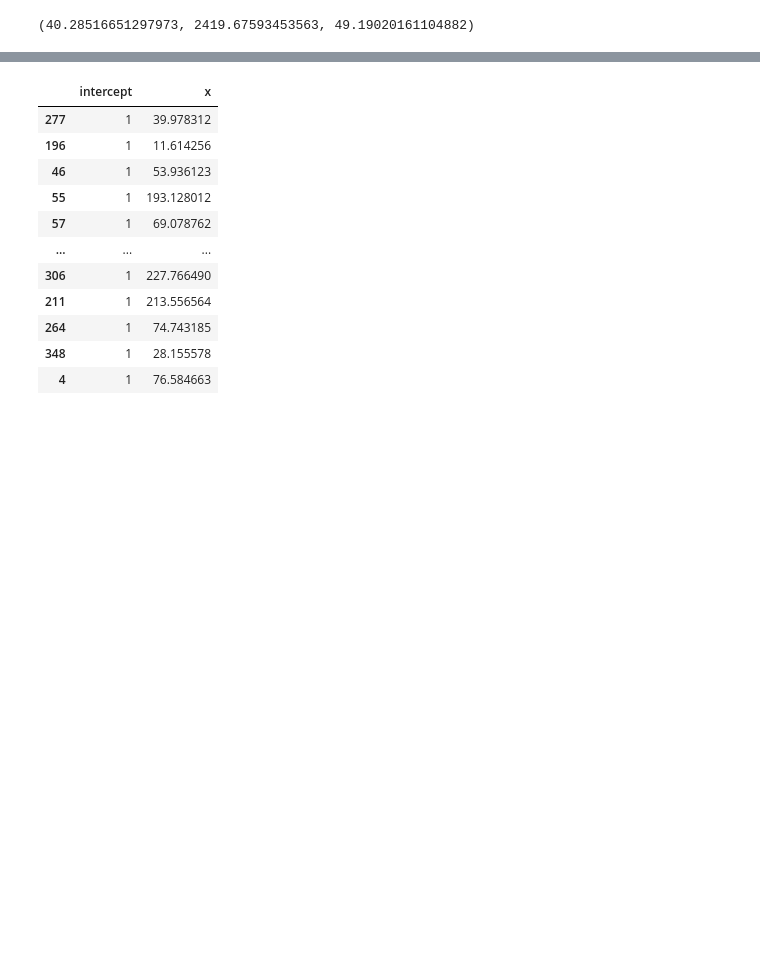
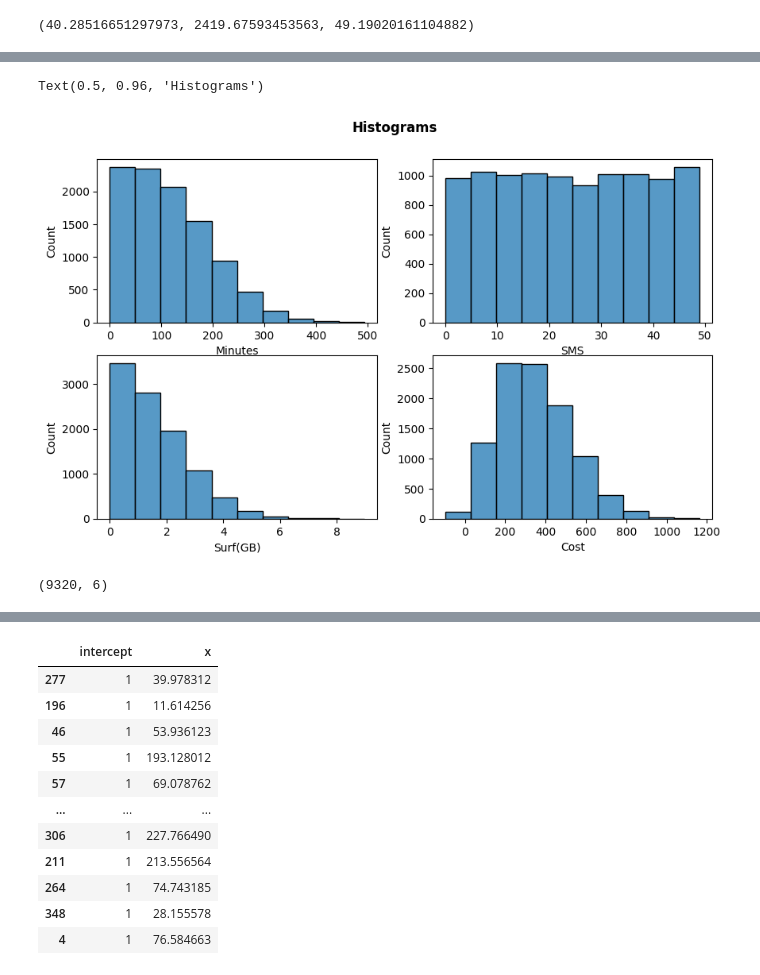
Before and after one commit to yuna-liu/Maskininlarning-Yuna-Liu, a Jupyter notebook: Exercises/E00_linear_regression.ipynb, the cells around one changed output, grey strips where cells are left out. Cells and saved outputs as stored; diff of their text form; code cells hidden in the pictures; blank space fills up the shorter version.

```diff
--- a/Exercises/E00_linear_regression.ipynb
+++ b/Exercises/E00_linear_regression.ipynb
@@ -463,3 +463,14 @@ d)
 </details>
 
 ---
+# %%
+np.random.seed(42)
+X1 = np.abs(np.random.normal(100, 100, 10000))
+X2 = np.random.randint(0,50, 10000)
+X3 = np.abs(np.random.normal(0,2, 10000))
+e = np.random.normal(0,50, 10000)
+def y(X1, X2, X3, e):
+    return 25+2*X1+0.5*X2+50*X3+e
+y = y(X1, X2, X3, e)
+df4 = pd.DataFrame({'Minutes': X1, 'SMS':X2, 'Surf(GB)':X3, 'Cost':y, 'error term': e})
+df4.insert(0, 'Intercept', 1)
@@ -465,0 +493,8 @@ d)
+# %%
+fig, axes = plt.subplots(2,2, figsize=(10,6), dpi=100)
+for ax, feature in zip(axes.flatten(), df4.columns[-5: -1]):
+    sns.histplot(data=df4, x=feature, ax = ax, bins=10)
+fig.suptitle("Histograms", y=0.96, fontweight="bold")
+# %% [output]
+Text(0.5, 0.96, 'Histograms')
+[figure, added]
@@ -465,0 +507,5 @@ d)
+# %%
+df4_remove_outliers =  remove_outliers(df4)
+df4_remove_outliers.shape
+# %% [output]
+(9320, 6)
```
Also changed, not shown: parts of 3 cells of this notebook, 1 other file.
